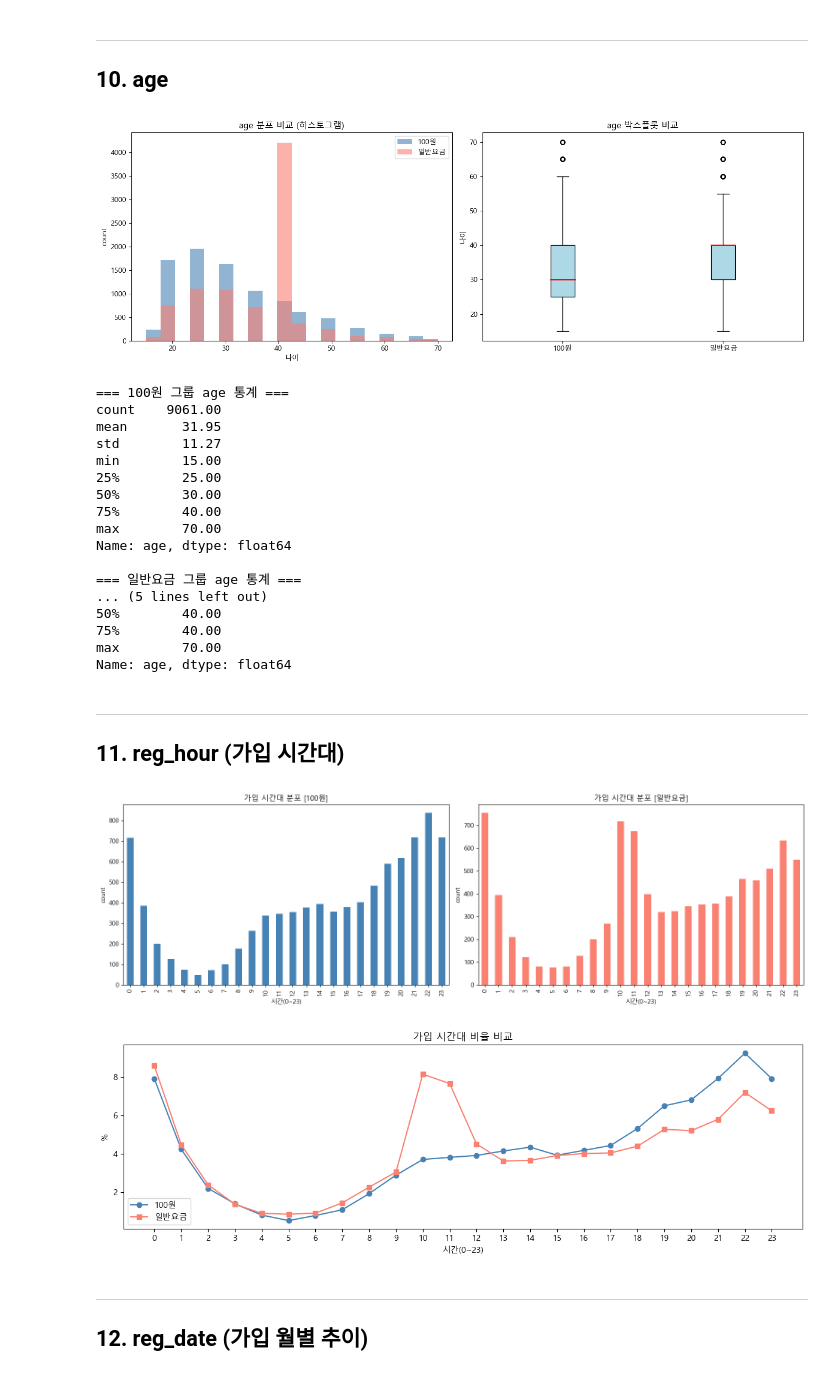
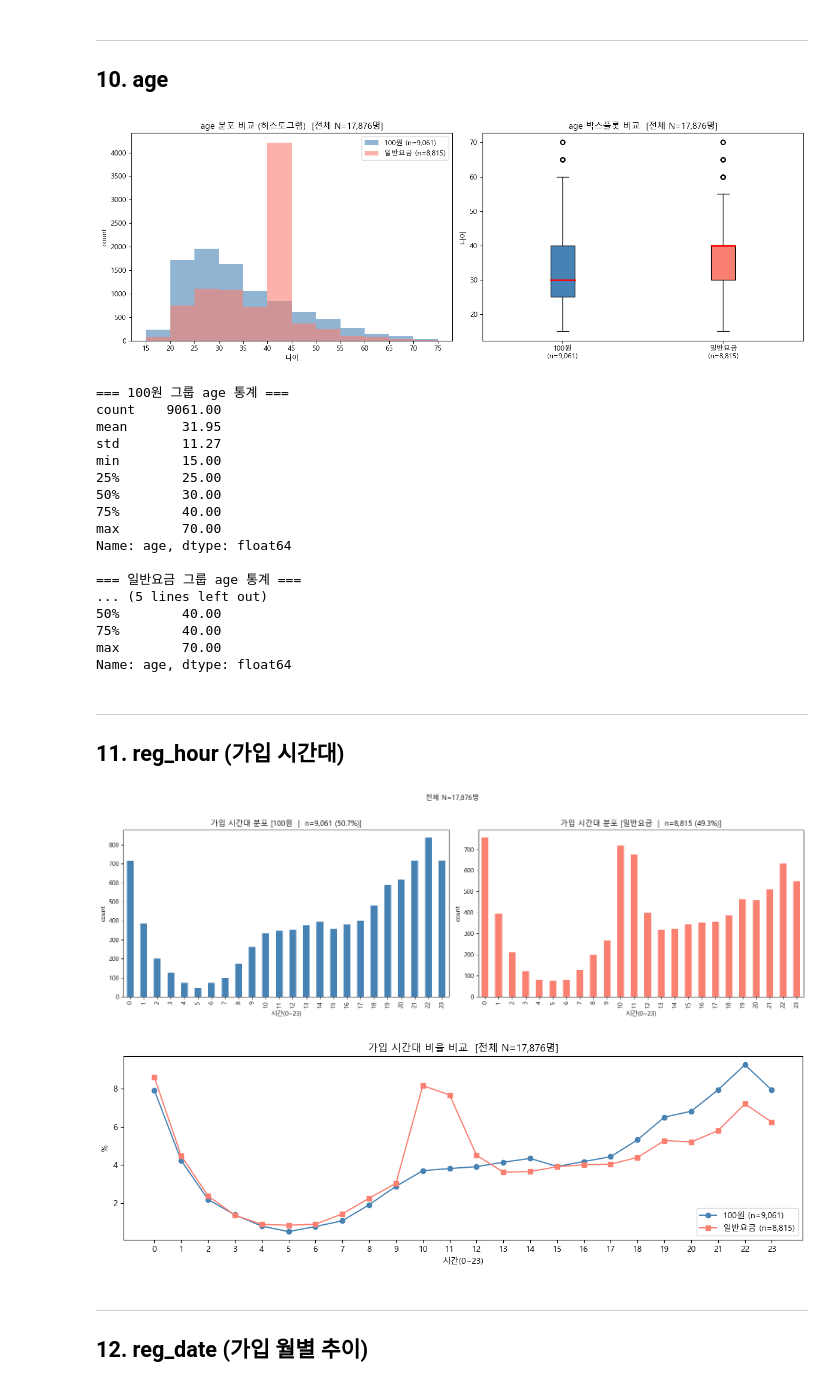
Before and after one commit to ingyeom-park/ott-churn-prediction, a Jupyter notebook: kwon.donggeun/EDA/01_eda_price100_vs_others.ipynb, the cells around one changed output. Drawn from its saved outputs; the diff is of its cells as text; code cells hidden in the pictures.

```diff
--- a/kwon.donggeun/EDA/01_eda_price100_vs_others.ipynb
+++ b/kwon.donggeun/EDA/01_eda_price100_vs_others.ipynb
@@ -127,12 +129,13 @@ fig, axes = plt.subplots(1, 2, figsize=(12, 5))
 for ax, (label, sub) in zip(axes, [('100원', g100), ('일반요금', g_etc)]):
     cnt = sub[col].value_counts().sort_index()
     cnt.plot(kind='bar', ax=ax, color='steelblue' if label=='100원' else 'salmon')
-    ax.set_title(f'{col} 분포 [{label}]')
+    ax.set_title(f'{col} 분포 [{label}  |  n={len(sub):,} ({len(sub)/len(df)*100:.1f}%)]')
     ax.set_xlabel('동시접속 화면 수')
     ax.set_ylabel('count')
     for p in ax.patches:
         ax.annotate(f'{int(p.get_height()):,}', (p.get_x()+p.get_width()/2, p.get_height()),
                     ha='center', va='bottom', fontsize=9)
+fig.suptitle(f'전체 N={len(df):,}명', fontsize=11, y=1.02)
 plt.tight_layout()
 plt.show()
 
@@ -227,13 +278,14 @@ fig, axes = plt.subplots(1, 2, figsize=(14, 5))
 for ax, (label, sub) in zip(axes, [('100원', g100), ('일반요금', g_etc)]):
     cnt = sub[col].value_counts()
     cnt.plot(kind='bar', ax=ax, color='steelblue' if label=='100원' else 'salmon')
-    ax.set_title(f'{col} 분포 [{label}]')
+    ax.set_title(f'{col} 분포 [{label}  |  n={len(sub):,} ({len(sub)/len(df)*100:.1f}%)]')
     ax.set_xlabel(col)
     ax.set_ylabel('count')
     ax.tick_params(axis='x', rotation=45)
     for p in ax.patches:
         ax.annotate(f'{int(p.get_height()):,}', (p.get_x()+p.get_width()/2, p.get_height()),
                     ha='center', va='bottom', fontsize=8)
+fig.suptitle(f'전체 N={len(df):,}명', fontsize=11, y=1.02)
 plt.tight_layout()
 plt.show()
 
@@ -284,9 +352,12 @@ col = 'gender'
 fig, axes = plt.subplots(1, 2, figsize=(12, 5))
 for ax, (label, sub) in zip(axes, [('100원', g100), ('일반요금', g_etc)]):
     cnt = sub[col].value_counts()
-    ax.pie(cnt, labels=cnt.index, autopct='%1.1f%%', startangle=90,
+    total = cnt.sum()
+    autopct_fn = lambda pct: f'{pct:.1f}%\n(n={int(round(pct/100*total)):,})'
+    ax.pie(cnt, labels=cnt.index, autopct=autopct_fn, startangle=90,
            colors=['#FF9999','#66B2FF','#99FF99'])
-    ax.set_title(f'gender 분포 [{label}]')
+    ax.set_title(f'gender 분포 [{label}  |  n={len(sub):,} ({len(sub)/len(df)*100:.1f}%)]')
+fig.suptitle(f'전체 N={len(df):,}명', fontsize=11)
 plt.tight_layout()
 plt.show()
 
@@ -307,25 +378,32 @@ N        0.01  31.23
 ## 10. age
 # %%
 col = 'age'
+
+bin_edges = list(range(15, 76, 5))  # 5세 단위: 15,20,25,...,70,75
 
 fig, axes = plt.subplots(1, 2, figsize=(14, 5))
 
 # 히스토그램 비교
 ax = axes[0]
-ax.hist(g100[col], bins=20, alpha=0.6, label='100원', color='steelblue')
-ax.hist(g_etc[col], bins=20, alpha=0.6, label='일반요금', color='salmon')
-ax.set_title('age 분포 비교 (히스토그램)')
+ax.hist(g100[col], bins=bin_edges, alpha=0.6, label=f'100원 (n={len(g100):,})', color='steelblue')
+ax.hist(g_etc[col], bins=bin_edges, alpha=0.6, label=f'일반요금 (n={len(g_etc):,})', color='salmon')
+ax.set_title(f'age 분포 비교 (히스토그램)  [전체 N={len(df):,}명]')
 ax.set_xlabel('나이')
 ax.set_ylabel('count')
+ax.set_xticks(bin_edges)
 ax.legend()
 
 # 박스플롯 비교
 ax = axes[1]
-ax.boxplot([g100[col], g_etc[col]], labels=['100원', '일반요금'],
-           patch_artist=True,
-           boxprops=dict(facecolor='lightblue'),
-           medianprops=dict(color='red', linewidth=2))
-ax.set_title('age 박스플롯 비교')
+bp = ax.boxplot(
+    [g100[col], g_etc[col]],
+    labels=[f'100원\n(n={len(g100):,})', f'일반요금\n(n={len(g_etc):,})'],
+    patch_artist=True,
+    medianprops=dict(color='red', linewidth=2)
+)
+bp['boxes'][0].set_facecolor('steelblue')
+bp['boxes'][1].set_facecolor('salmon')
+ax.set_title(f'age 박스플롯 비교  [전체 N={len(df):,}명]')
 ax.set_ylabel('나이')
 
 plt.tight_layout()
@@ -336,7 +414,7 @@ print(g100[col].describe().round(2))
 print('\n=== 일반요금 그룹 age 통계 ===')
 print(g_etc[col].describe().round(2))
 # %% [output]
-[figure, old version]
+[figure, new version]
 === 100원 그룹 age 통계 ===
 count    9061.00
 mean       31.95
@@ -360,32 +438,33 @@ Name: age, dtype: float64
 # %%
 col = 'reg_hour'
 
 fig, axes = plt.subplots(1, 2, figsize=(16, 5))
 for ax, (label, sub) in zip(axes, [('100원', g100), ('일반요금', g_etc)]):
     cnt = sub[col].value_counts().sort_index()
     cnt.plot(kind='bar', ax=ax, color='steelblue' if label=='100원' else 'salmon')
-    ax.set_title(f'가입 시간대 분포 [{label}]')
+    ax.set_title(f'가입 시간대 분포 [{label}  |  n={len(sub):,} ({len(sub)/len(df)*100:.1f}%)]')
     ax.set_xlabel('시간(0~23)')
     ax.set_ylabel('count')
+fig.suptitle(f'전체 N={len(df):,}명', fontsize=11, y=1.02)
 plt.tight_layout()
 plt.show()
 
 # 시간대별 비율 비교 꺾은선
 r100 = g100[col].value_counts(normalize=True).sort_index() * 100
 r_etc = g_etc[col].value_counts(normalize=True).sort_index() * 100
 plt.figure(figsize=(12, 4))
-plt.plot(r100.index, r100.values, marker='o', label='100원', color='steelblue')
-plt.plot(r_etc.index, r_etc.values, marker='s', label='일반요금', color='salmon')
-plt.title('가입 시간대 비율 비교')
+plt.plot(r100.index, r100.values, marker='o', label=f'100원 (n={len(g100):,})', color='steelblue')
+plt.plot(r_etc.index, r_etc.values, marker='s', label=f'일반요금 (n={len(g_etc):,})', color='salmon')
+plt.title(f'가입 시간대 비율 비교  [전체 N={len(df):,}명]')
 plt.xlabel('시간(0~23)')
 plt.ylabel('%')
 plt.xticks(range(0, 24))
 plt.legend()
 plt.tight_layout()
 plt.show()
 # %% [output]
-[figure, old version]
+[figure, new version]
-[figure, old version]
+[figure, new version]
 # %% [markdown]
 ---
 ## 12. reg_date (가입 월별 추이)
```
Also changed, not shown: parts of 10 cells of this notebook, 2 other files.
